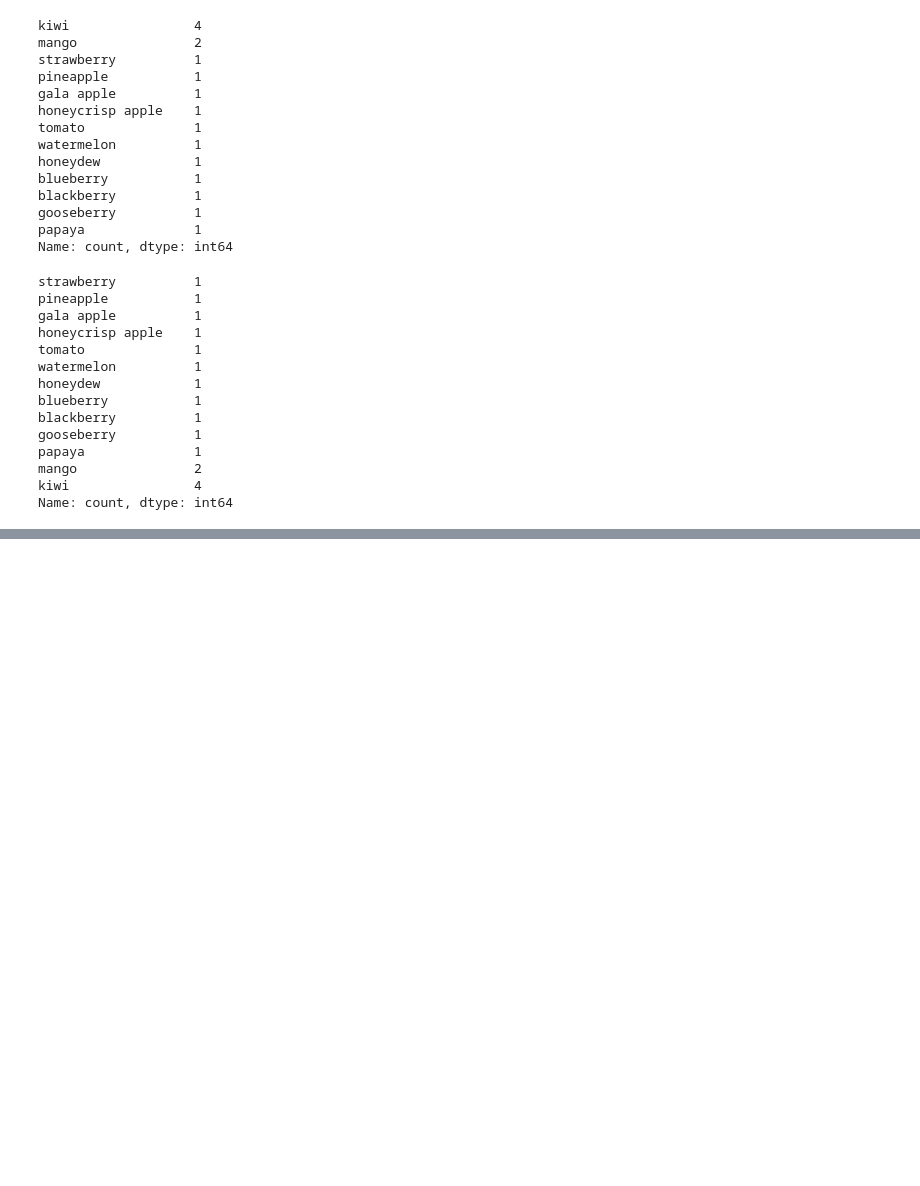
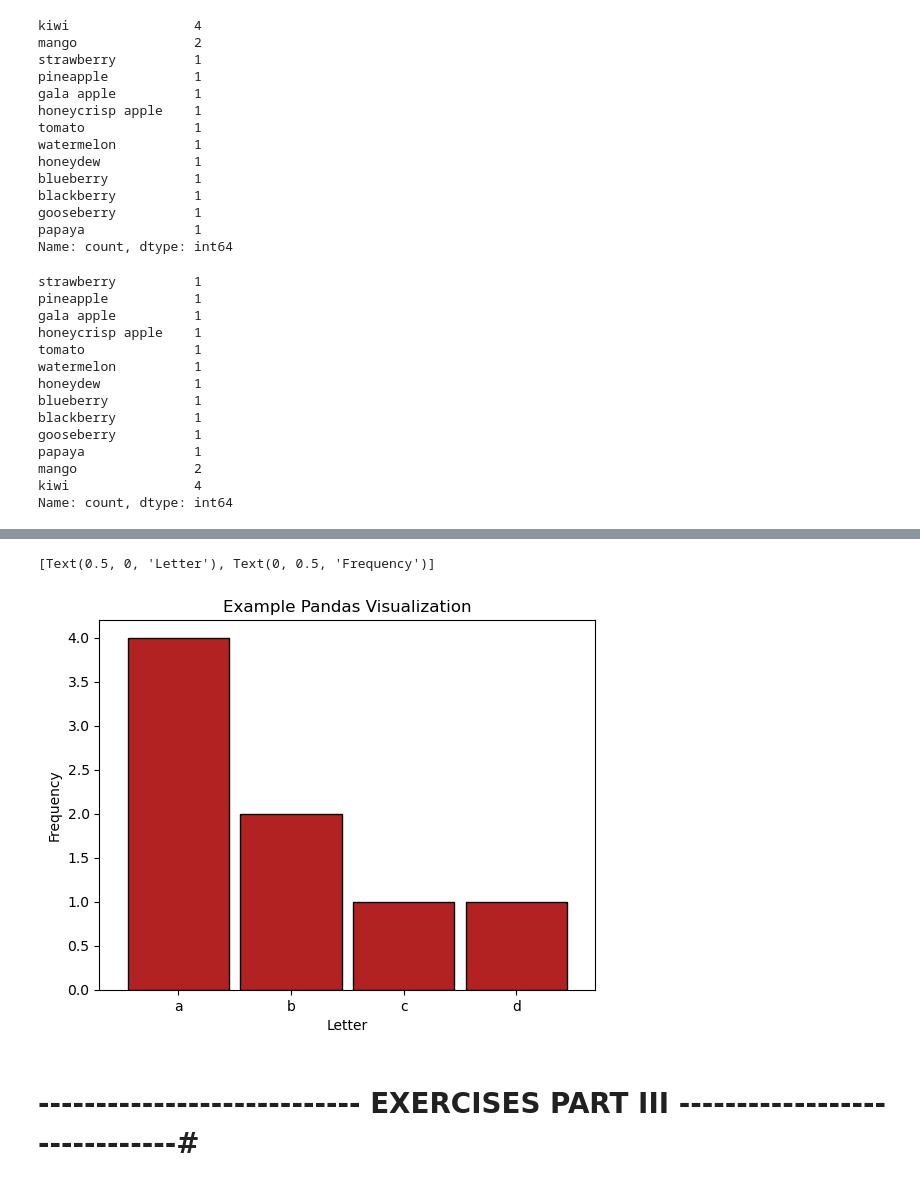
Before and after one commit to kelseyhangyu/ds-libraries-exercises, a Jupyter notebook: pandas_series.ipynb, the cells around one changed output, grey strips where cells are left out. Cells and saved outputs as stored; diff of their text form; code cells hidden in the pictures; blank space fills up the shorter version.

Commit message:
finished 2nd part of exercises

```diff
--- a/pandas_series.ipynb
+++ b/pandas_series.ipynb
@@ -410,0 +689,17 @@ Name: count, dtype: int64
+# %%
+# Use the parameters of the .plot method to customize my chart.
+
+(
+    pd.Series(['a', 'b', 'a', 'c', 'b', 'a', 'd', 'a']).
+    value_counts().plot.bar(title='Example Pandas Visualization',
+                            rot=0,
+                            color='firebrick',
+                            ec='black',
+                            width=.9).set(xlabel='Letter',
+                            ylabel='Frequency')
+)
+# %% [output]
+[Text(0.5, 0, 'Letter'), Text(0, 0.5, 'Frequency')]
+[figure, added]
+# %% [markdown]
+# ---------------------------- EXERCISES PART III ------------------------------#
```
Also changed, not shown: parts of 37 cells of this notebook.
